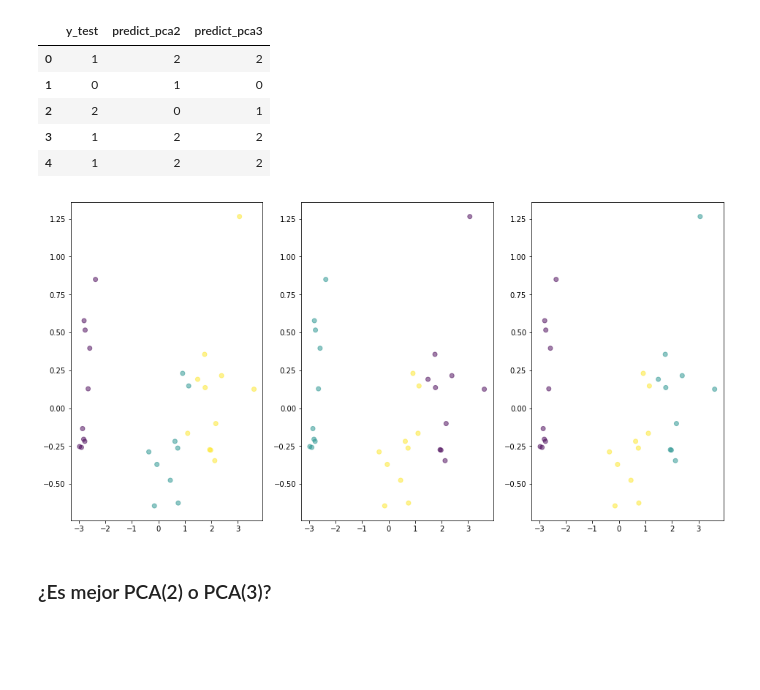
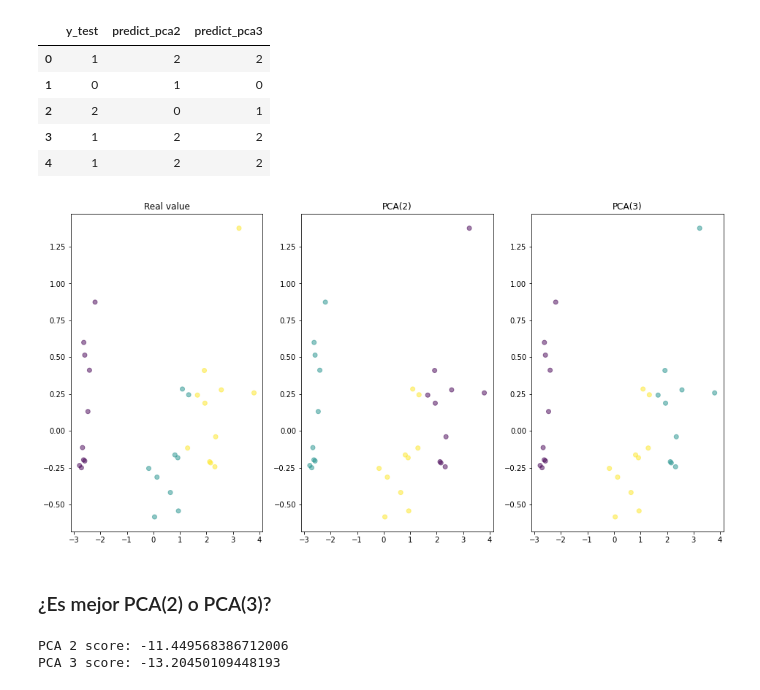
Before and after one commit to Jasc94/thebridge, a Jupyter notebook: week10_ML_competition_pca_kmeans/day3_unsupervised_PCA_kmeans/unsupervised_learning/exercise/unsupervised_complete.ipynb, the cells around one changed output. Saved outputs shown, nothing was run; the diff lists cells and outputs as text; code cells hidden in the pictures; blank space fills up the shorter version.

```diff
--- a/week10_ML_competition_pca_kmeans/day3_unsupervised_PCA_kmeans/unsupervised_learning/exercise/unsupervised_complete.ipynb
+++ b/week10_ML_competition_pca_kmeans/day3_unsupervised_PCA_kmeans/unsupervised_learning/exercise/unsupervised_complete.ipynb
@@ -76,19 +128,16 @@ plt.scatter(x = pd.DataFrame(X_train_pca2)[0], y = pd.DataFrame(X_train_pca2)[1]
 # %%
-# PCA(2)
-from sklearn.cluster import KMeans
+#### PCA(2)
 
 # Model
-kmeans = KMeans(n_clusters = 3, random_state = 42)
+kmeans_pca2 = KMeans(n_clusters = 3, random_state = 42)
 
 # Training
-kmeans.fit(X_train_pca2)
-
-# Transformation
-pca2.fit(X_test)
-X_test_pca2 = pca2.transform(X_test)
+kmeans_pca2.fit(X_train_pca2)
 
 # Prediction
-predict_pca2 = kmeans.predict(X_test_pca2)
+predict_pca2 = kmeans_pca2.predict(X_test_pca2)
 
-predict_pca2
+print("prediction:", predict_pca2)
+print("inertia:", kmeans_pca2.inertia_)
+print("score:", kmeans_pca2.score(X_pca2))
 # %% [output]
@@ -97,19 +147,16 @@ array([2, 1, 0, 2, 2, 1, 2, 0, 2, 2, 0, 1, 1, 1, 1, 2, 0, 2, 2, 0, 1, 2,
 # %%
-# PCA(3)
-from sklearn.cluster import KMeans
+#### PCA(3)
 
 # Model
-kmeans = KMeans(n_clusters = 3, random_state = 42)
+kmeans_pca3 = KMeans(n_clusters = 3, random_state = 42)
 
 # Training
-kmeans.fit(X_train_pca3)
-
-# Transformation
-pca3.fit(X_test)
-X_test_pca3 = pca3.transform(X_test)
+kmeans_pca3.fit(X_train_pca3)
 
 # Prediction
-predict_pca3 = kmeans.predict(X_test_pca3)
+predict_pca3 = kmeans_pca3.predict(X_test_pca3)
 
-predict_pca3
+print("prediction:", predict_pca3)
+print("inertia:", kmeans_pca3.inertia_)
+print("score:", kmeans_pca3.score(X_pca3))
 # %% [output]
@@ -120,7 +168,7 @@ array([2, 0, 1, 2, 2, 0, 2, 1, 2, 2, 1, 0, 0, 0, 0, 2, 1, 2, 2, 1, 0, 2,
 # %%
 # REVISAR
 
-df = pd.DataFrame([y_test, predict_pca2, predict_pca3], index = ["y_test", "predict_pca2", "predict_pca3"]).T
+df = pd.DataFrame([y_test_pca2, predict_pca2, predict_pca3], index = ["y_test", "predict_pca2", "predict_pca3"]).T
 
 df.head()
 # %% [output]
@@ -133,12 +181,23 @@ df.head()
 # %%
 fig, (ax1, ax2, ax3) = plt.subplots(1, 3, figsize = (16, 8))
 
 ax1.scatter(x = pd.DataFrame(X_test_pca2)[0], y = pd.DataFrame(X_test_pca2)[1], c = df["y_test"], alpha = .5)
+ax1.set_title("Real value")
 ax2.scatter(x = pd.DataFrame(X_test_pca2)[0], y = pd.DataFrame(X_test_pca2)[1], c = df["predict_pca2"], alpha = .5)
+ax2.set_title("PCA(2)")
 ax3.scatter(x = pd.DataFrame(X_test_pca2)[0], y = pd.DataFrame(X_test_pca2)[1], c = df["predict_pca3"], alpha = .5)
+ax3.set_title("PCA(3)")
 
 plt.show()
 # %% [output]
-[figure, old version]
+[figure, new version]
 # %% [markdown]
 ### ¿Es mejor PCA(2) o PCA(3)?
+# %%
+# Para ver cuál es mejor, primero tiro del score
+
+print("PCA 2 score:", kmeans_pca2.score(X_test_pca2))
+print("PCA 3 score:", kmeans_pca3.score(X_test_pca3))
+# %% [output]
+PCA 2 score: -11.449568386712006
+PCA 3 score: -13.20450109448193
```
Also changed, not shown: parts of 25 cells of this notebook, 2 other files.
